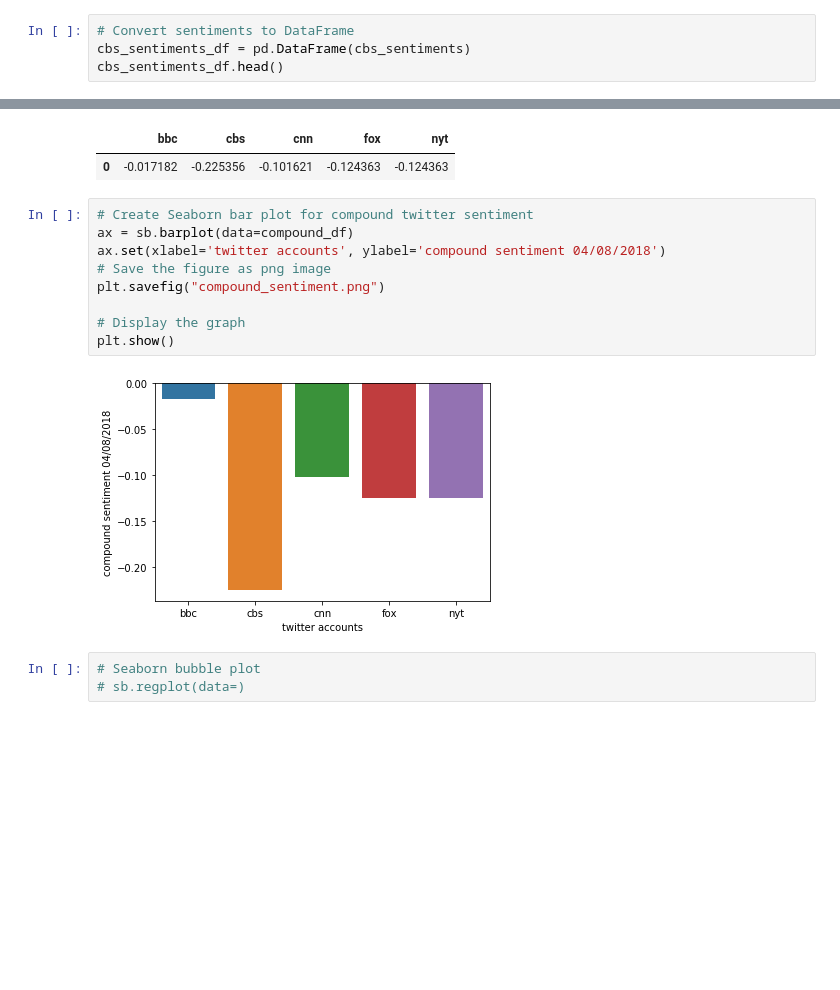
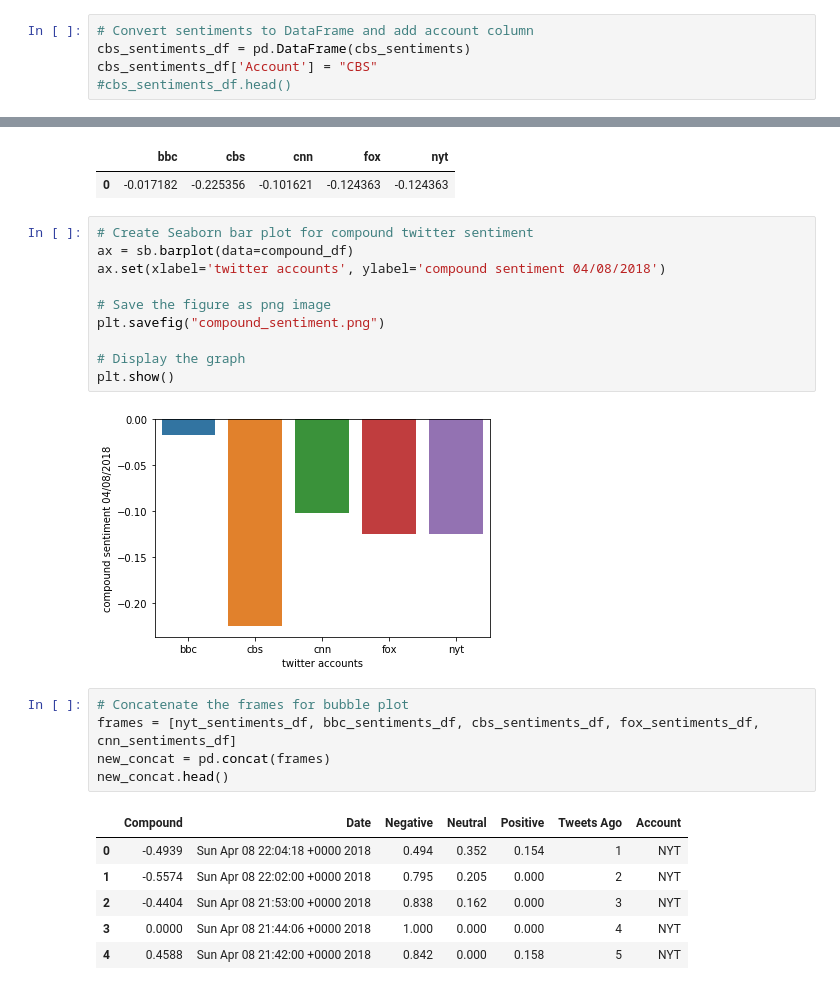
Before and after one commit to ehyoder/Social_Analytics_HW, a Jupyter notebook: Social_Analytics_Hw.ipynb, the cells around one changed output, grey strips where cells are left out. Saved outputs shown, nothing was run; the diff lists cells and outputs as text; blank space fills up the shorter version.

```diff
--- a/Social_Analytics_Hw.ipynb
+++ b/Social_Analytics_Hw.ipynb
@@ -128,6 +127,7 @@ for x in range(5):
         # Add to counter
         counter = counter + 1
 # %%
-# Convert sentiments to DataFrame
+# Convert sentiments to DataFrame and add account column
 cbs_sentiments_df = pd.DataFrame(cbs_sentiments)
-cbs_sentiments_df.head()
+cbs_sentiments_df['Account'] = "CBS"
+#cbs_sentiments_df.head()
@@ -403,6 +356,7 @@ compound_df
 # Create Seaborn bar plot for compound twitter sentiment
 ax = sb.barplot(data=compound_df)
 ax.set(xlabel='twitter accounts', ylabel='compound sentiment 04/08/2018')
+
 # Save the figure as png image
 plt.savefig("compound_sentiment.png")
 
@@ -410,6 +364,15 @@ plt.savefig("compound_sentiment.png")
 plt.show()
 # %% [output]
 [figure]
-# %%
-# Seaborn bubble plot
-# sb.regplot(data=)
+# %%
+# Concatenate the frames for bubble plot
+frames = [nyt_sentiments_df, bbc_sentiments_df, cbs_sentiments_df, fox_sentiments_df, cnn_sentiments_df]
+new_concat = pd.concat(frames)
+new_concat.head()
+# %% [output]
+|  | Compound | Date | Negative | Neutral | Positive | Tweets Ago | Account |
+| 0 | -0.4939 | Sun Apr 08 22:04:18 +0000 2018 | 0.494 | 0.352 | 0.154 | 1 | NYT |
+| 1 | -0.5574 | Sun Apr 08 22:02:00 +0000 2018 | 0.795 | 0.205 | 0.000 | 2 | NYT |
+| 2 | -0.4404 | Sun Apr 08 21:53:00 +0000 2018 | 0.838 | 0.162 | 0.000 | 3 | NYT |
+| 3 | 0.0000 | Sun Apr 08 21:44:06 +0000 2018 | 1.000 | 0.000 | 0.000 | 4 | NYT |
+| 4 | 0.4588 | Sun Apr 08 21:42:00 +0000 2018 | 0.842 | 0.000 | 0.158 | 5 | NYT |
```
Also changed, not shown: parts of 14 cells of this notebook, 4 other files.
